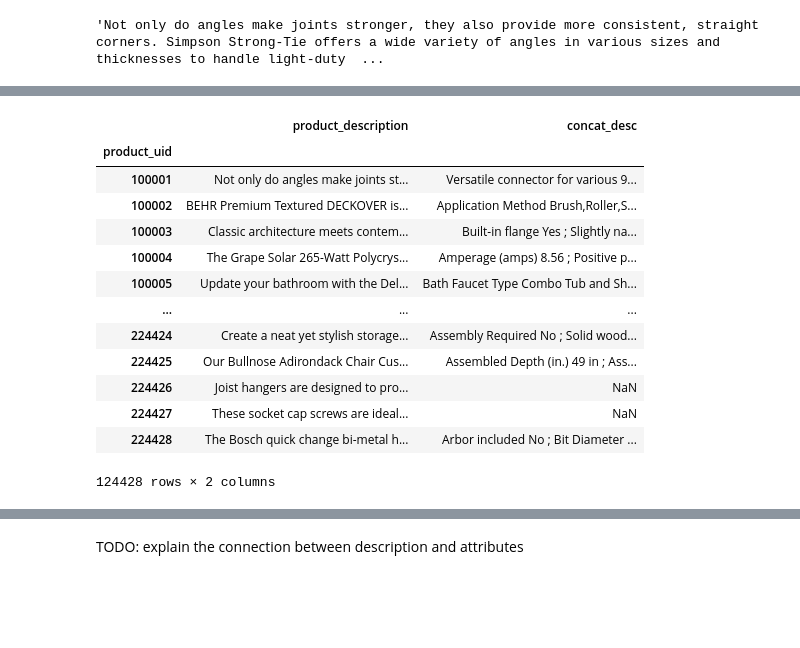
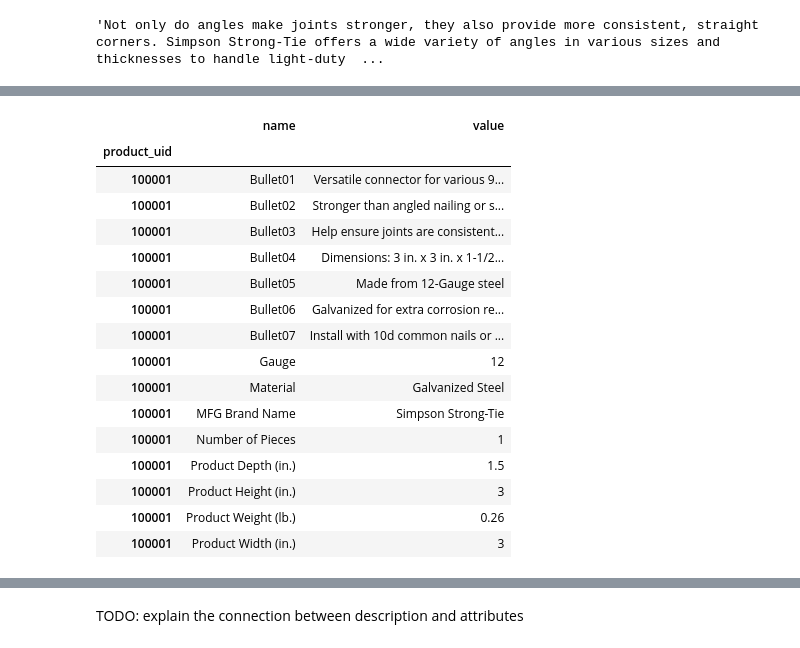
Before and after one commit to chendoy/npl-home-depot-tf, a Jupyter notebook: workshop_text.ipynb, the cells around one changed output, grey strips where cells are left out. Cells and saved outputs as stored; diff of their text form; code cells hidden in the pictures; blank space fills up the shorter version.

```diff
--- a/workshop_text.ipynb
+++ b/workshop_text.ipynb
@@ -115,17 +101,20 @@ for product_uid, df in product_groups:
-# %%
-product_desc_df
-# %% [output]
-|  | product_description | concat_desc |
-| product_uid |  |  |
-| 100001 | Not only do angles make joints st... | Versatile connector for various 9... |
-| 100002 | BEHR Premium Textured DECKOVER is... | Application Method Brush,Roller,S... |
-| 100003 | Classic architecture meets contem... | Built-in flange Yes ; Slightly na... |
-| 100004 | The Grape Solar 265-Watt Polycrys... | Amperage (amps) 8.56 ; Positive p... |
-| 100005 | Update your bathroom with the Del... | Bath Faucet Type Combo Tub and Sh... |
-| ... | ... | ... |
-| 224424 | Create a neat yet stylish storage... | Assembly Required No ; Solid wood... |
-| 224425 | Our Bullnose Adirondack Chair Cus... | Assembled Depth (in.) 49 in ; Ass... |
-| 224426 | Joist hangers are designed to pro... | NaN |
-| 224427 | These socket cap screws are ideal... | NaN |
-| 224428 | The Bosch quick change bi-metal h... | Arbor included No ; Bit Diameter ... |
-124428 rows × 2 columns
+# %%
+attributes_df[attributes_df.index.isin([100001])]
+# %% [output]
+|  | name | value |
+| product_uid |  |  |
+| 100001 | Bullet01 | Versatile connector for various 9... |
+| 100001 | Bullet02 | Stronger than angled nailing or s... |
+| 100001 | Bullet03 | Help ensure joints are consistent... |
+| 100001 | Bullet04 | Dimensions: 3 in. x 3 in. x 1-1/2... |
+| 100001 | Bullet05 | Made from 12-Gauge steel |
+| 100001 | Bullet06 | Galvanized for extra corrosion re... |
+| 100001 | Bullet07 | Install with 10d common nails or ... |
+| 100001 | Gauge | 12 |
+| 100001 | Material | Galvanized Steel |
+| 100001 | MFG Brand Name | Simpson Strong-Tie |
+| 100001 | Number of Pieces | 1 |
+| 100001 | Product Depth (in.) | 1.5 |
+| 100001 | Product Height (in.) | 3 |
+| 100001 | Product Weight (lb.) | 0.26 |
+| 100001 | Product Width (in.) | 3 |
```
Also changed, not shown: parts of 18 cells of this notebook, 1 other file.
